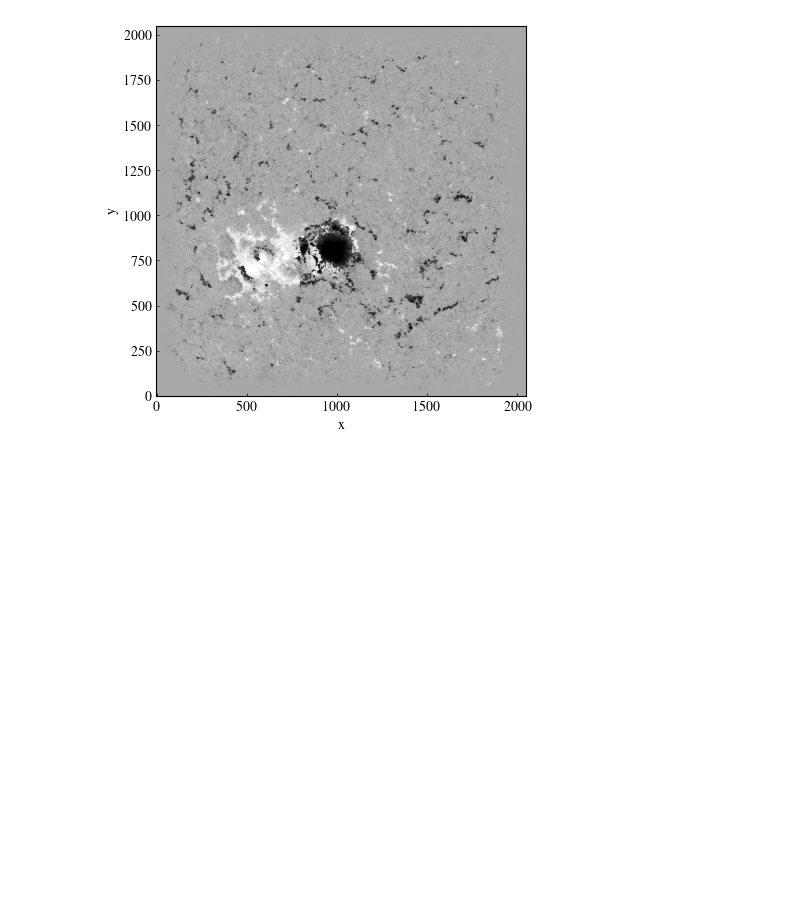
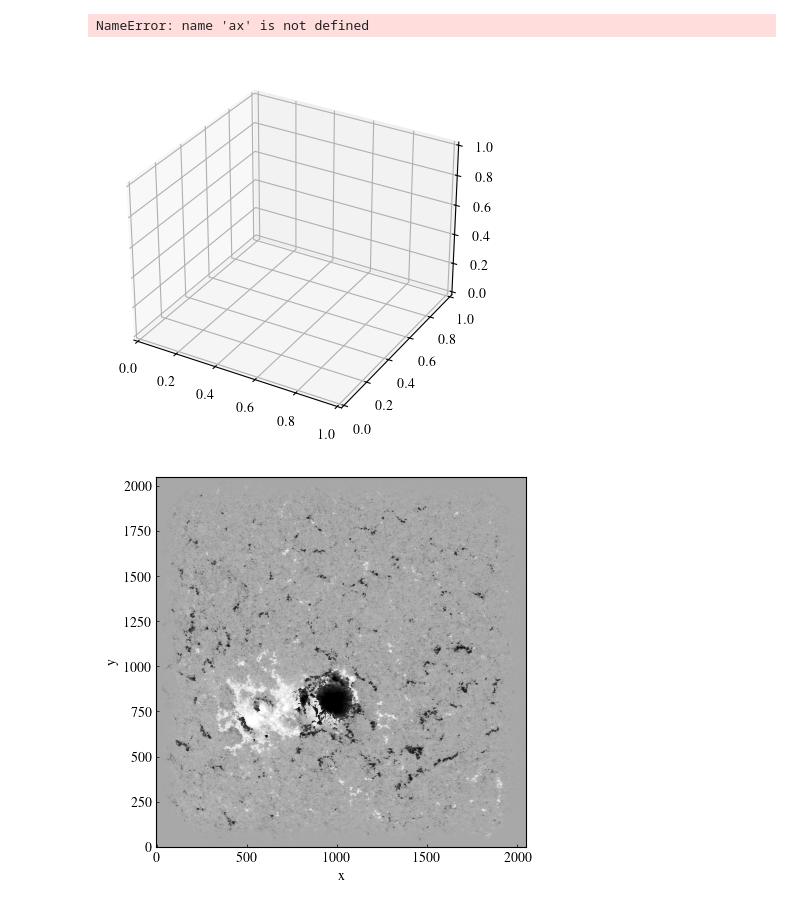
Before and after one commit to LMNadol/mflex, a Jupyter notebook: mhsflex/test.ipynb, the cells around one changed output. Cells and saved outputs as stored; diff of their text form; code cells hidden in the pictures; blank space fills up the shorter version.

```diff
--- a/mhsflex/test.ipynb
+++ b/mhsflex/test.ipynb
@@ -31,13 +31,13 @@ z_arr = np.arange(nresol_z) * (zmax - zmin) / (nresol_z - 1) + zmin
 x_arr = np.arange(nresol_x) * (xmax - xmin) / (nresol_x - 1) + xmin
 y_arr = np.arange(nresol_y) * (ymax - ymin) / (nresol_y - 1) + ymin
 
-# data_bz = np.zeros((nresol_y, nresol_x))
+data_bz = np.zeros((nresol_y, nresol_x))
 
-# for ix in range(0, nresol_x):
-#     for iy in range(0, nresol_y):
-#         x = x_arr[ix]
-#         y = y_arr[iy]
-#         data_bz[iy, ix] = dalmatian(x, y)
+for ix in range(0, nresol_x):
+    for iy in range(0, nresol_y):
+        x = x_arr[ix]
+        y = y_arr[iy]
+        data_bz[iy, ix] = dalmatian(x, y)
 # %%
 from matplotlib import rc, colors
 
@@ -61 +65,5 @@ cmap = colors.LinearSegmentedColormap.from_list(
+# %%
+data2d = Field2dData(nresol_x, nresol_y, nresol_z, nresol_x, pixelsize_x, pixelsize_y, pixelsize_z, x_arr, y_arr, z_arr, data_bz)
+# %%
+data3d = calculate_magfield(data2d, a, b, alpha, z0, deltaz)
 # %%
@@ -119,3 +71,8 @@ bd = fex.bden
+# %%
+plot(data3d, False, 'los')
+# %% [output]
+NameError: name 'ax' is not defined
+[figure, added]
 # %%
 # SDO Example starts here
 #
```
Also changed, not shown: parts of 15 cells of this notebook, 4 other files.
